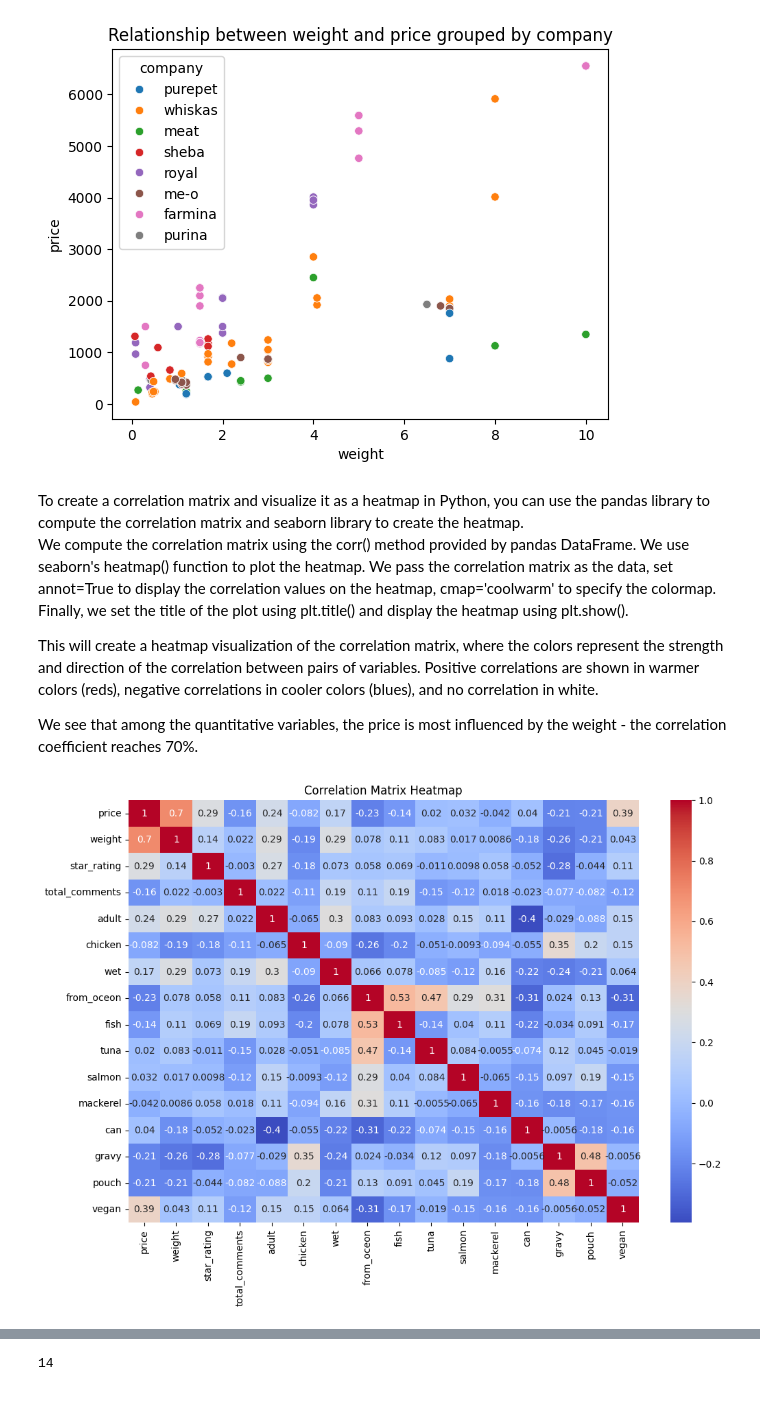
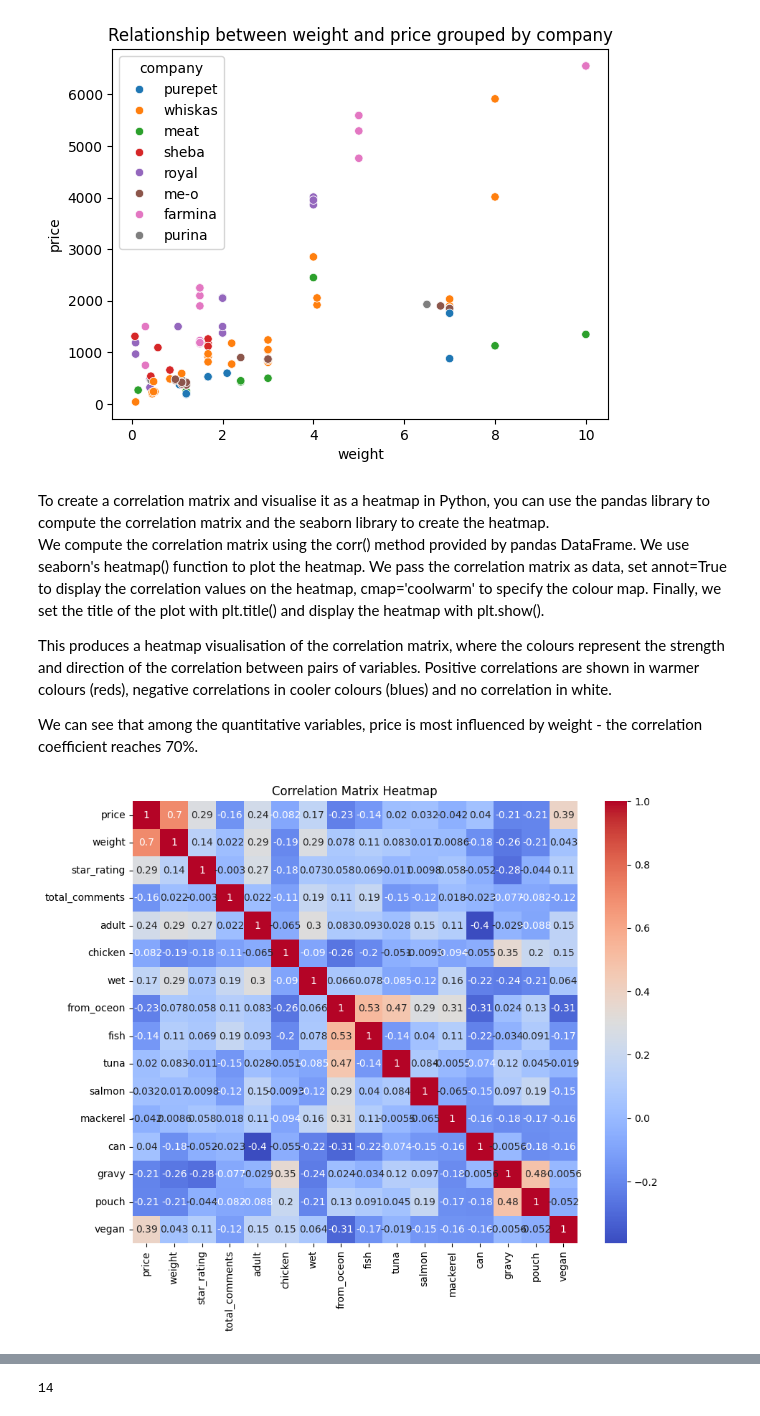
Before and after one commit to katerynakononova/Comics, a Jupyter notebook: 01_Data_pre-processing.ipynb, the cells around one changed output, grey strips where cells are left out. Drawn from its saved outputs; the diff is of its cells as text; code cells hidden in the pictures.

```diff
--- a/01_Data_pre-processing.ipynb
+++ b/01_Data_pre-processing.ipynb
@@ -320,23 +323,23 @@ plt.show()
 # %% [output]
 [figure]
 # %% [markdown]
-To create a correlation matrix and visualize it as a heatmap in Python, you can use the pandas library to compute the correlation matrix and seaborn library to create the heatmap.
+To create a correlation matrix and visualise it as a heatmap in Python, you can use the pandas library to compute the correlation matrix and the seaborn library to create the heatmap.
 We compute the correlation matrix using the corr() method provided by pandas DataFrame.
-We use seaborn's heatmap() function to plot the heatmap. We pass the correlation matrix as the data, set annot=True to display the correlation values on the heatmap, cmap='coolwarm' to specify the colormap.
-Finally, we set the title of the plot using plt.title() and display the heatmap using plt.show().
+We use seaborn's heatmap() function to plot the heatmap. We pass the correlation matrix as data, set annot=True to display the correlation values on the heatmap, cmap='coolwarm' to specify the colour map.
+Finally, we set the title of the plot with plt.title() and display the heatmap with plt.show().
 
-This will create a heatmap visualization of the correlation matrix, where the colors represent the strength and direction of the correlation between pairs of variables. Positive correlations are shown in warmer colors (reds), negative correlations in cooler colors (blues), and no correlation in white.
+This produces a heatmap visualisation of the correlation matrix, where the colours represent the strength and direction of the correlation between pairs of variables. Positive correlations are shown in warmer colours (reds), negative correlations in cooler colours (blues) and no correlation in white.
 
-We see that among the quantitative variables, the price is most influenced by the weight - the correlation coefficient reaches 70%.
+We can see that among the quantitative variables, price is most influenced by weight - the correlation coefficient reaches 70%.
 # %%
 # Calculate the correlation matrix
 correlation_matrix = df[df.company.isin(row)].corr(numeric_only=True)
 
 # Create a heatmap of the correlation matrix
-plt.figure(figsize=(12, 8))
+plt.figure(figsize=(10, 8))
 sns.heatmap(correlation_matrix, annot=True, cmap='coolwarm')
 plt.title('Correlation Matrix Heatmap')
 plt.show()
 # %% [output]
-[figure, old version]
+[figure, new version]
 # %% [markdown]
```
Also changed, not shown: parts of 21 cells of this notebook, 3 other files.
